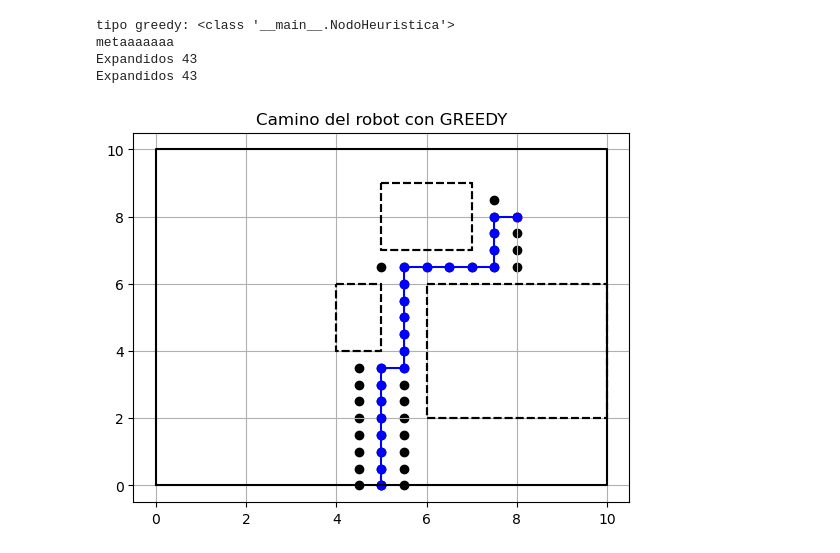
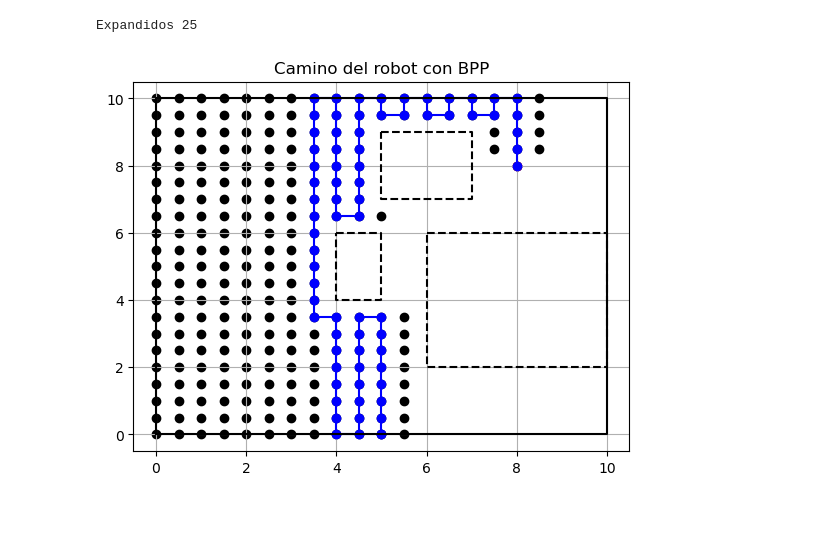
Before and after one commit to ElCamacho05/INTRO_IA_TAREAS, a Jupyter notebook: Robot_animado.ipynb, the cells around one changed output. Drawn from its saved outputs; the diff is of its cells as text; code cells hidden in the pictures; blank space fills up the shorter version.

```diff
--- a/Robot_animado.ipynb
+++ b/Robot_animado.ipynb
@@ -191,6 +191,7 @@ def es_punto_valido(punto, obstaculos, limites):
 # %%
 class Nodo():
     def __init__(self, pos, papa = None):
+        global expandidos
         self.pos = pos
         self.hijos = []
         self.papa = papa
@@ -623,10 +619,7 @@ def ejecutar_ASTAR(origen, meta):
     """
     dibujar_grafo(grafo, etiquetas, "Arbol A*")
 # %%
-ejecutar_GREEDY(origen, meta)
+ejecutar_BPP(origen, meta)
 # %% [output]
-tipo greedy: <class '__main__.NodoHeuristica'>
-metaaaaaaa
-Expandidos 43
-Expandidos 43
+Expandidos 25
-[figure, old version]
+[figure, new version]
```
Also changed, not shown: parts of 4 cells of this notebook.
